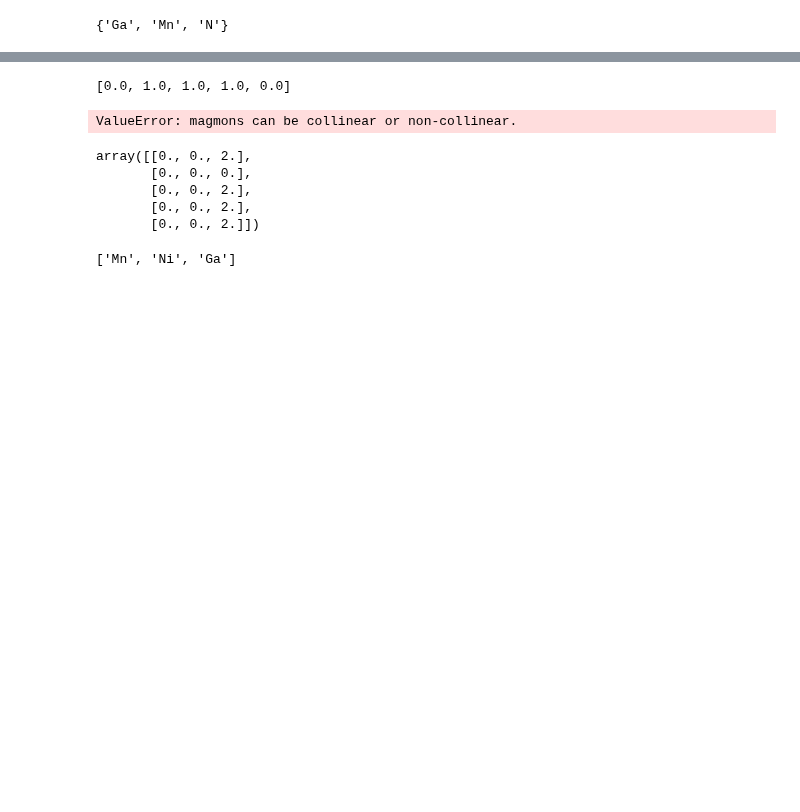
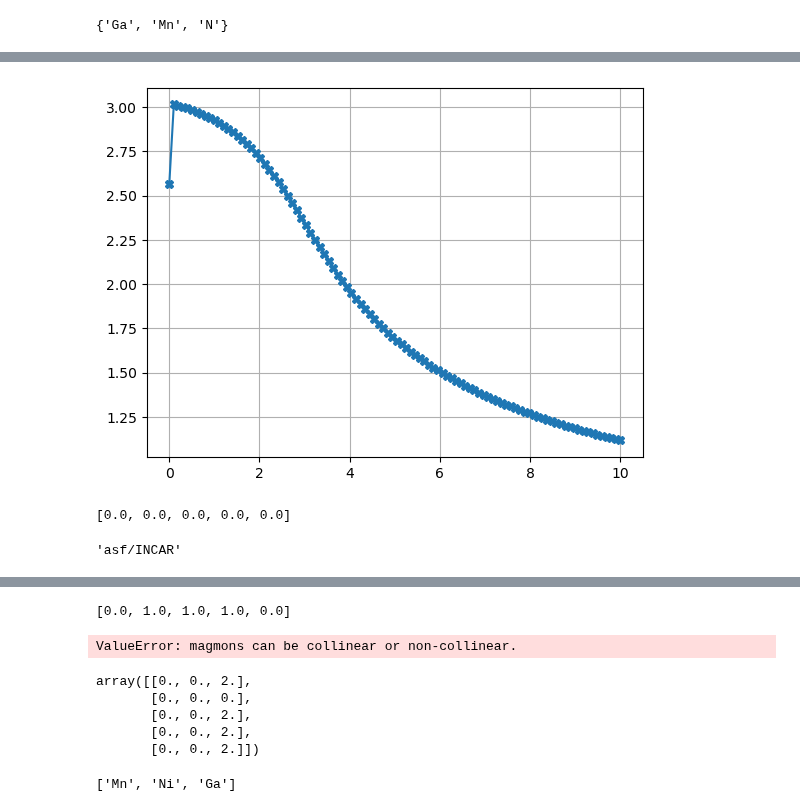
Before and after one commit to edmen-dev/pyVASP, a Jupyter notebook: test.ipynb, the cells around one changed output, grey strips where cells are left out. Drawn from its saved outputs; the diff is of its cells as text; code cells hidden in the pictures; blank space fills up the shorter version.

Commit message:
magnetic_inputs defined

```diff
--- a/test.ipynb
+++ b/test.ipynb
@@ -26,11 +27,8 @@ structure.symbols.species()
 # %% [output]
 {'Ga', 'Mn', 'N'}
 # %%
+# Create a defition that does all this?
+
 executable_path= "/home/emendive/workbench/work/from_claix/codes/VASP/vasp.5.4.4-flag4/bin"
 potential_path = "/home/emendive/workbench/work/from_claix/codes/VASP/potentials/potpaw_PBE"
 vasp = VASP_job(verbose="low", executable_path=executable_path, potential_path=potential_path)
-
-vasp.io.constr_INCAR_parameters.I_CONSTRAINED = "4"
-vasp.structure.kpoints = "2 2 2"
-vasp.io.df = [structure, magnetic_info]
-vasp.io.df
@@ -43,0 +35,22 @@ vasp.io.df
+# %%
+number_of_atoms = len(structure)
+vasp.io.magnetic_inputs.magdirs   = []
+vasp.io.magnetic_inputs.ms    = []
+vasp.io.magnetic_inputs.B_CONSTRs = []
+for i in range(number_of_atoms):
+   if 'Mn' == structure.get_chemical_symbols()[i]:
+      vasp.io.magnetic_inputs.magdirs.append([0.0, 0.0, 1.0])
+      vasp.io.magnetic_inputs.ms.append(False)
+      vasp.io.magnetic_inputs.B_CONSTRs.append([0.0, 0.0, 0.0])
+   else:
+      vasp.io.magnetic_inputs.magdirs.append([1.0, 0.0, 1.0])
+      vasp.io.magnetic_inputs.ms.append(None)
+      vasp.io.magnetic_inputs.B_CONSTRs.append([0.0, 0.0, 1.0])
+# %%
+vasp.io.constr_INCAR_parameters.I_CONSTRAINED = "4"
+vasp.structure.kpoints = "2 2 2"
+vasp.df = [structure, vasp.io.magnetic_inputs]
+pd.options.display.float_format = '{:.2e}'.format
+df_magmoms = vasp.df["magmoms"].apply(format_vector)
+print(vasp.df)
+df_magmoms
@@ -43,0 +77,11 @@ vasp.io.df
+# %%
+random_number = np.random.random()
+random_number = 0.9963636835363322
+betahs = np.linspace(0, 10, 100)
+thetas = []
+for betah in betahs:
+   thetas.append( vasp.magnetism.get_theta_mag(random_number, betah) )
+plt.plot(betahs, thetas, '-X')
+plt.grid(visible=True)
+# %% [output]
+[figure, added]
@@ -44,2 +92,11 @@ vasp.io.df
+# %%
+vasp.io.magnetic_inputs.betahs
+# %% [output]
+[0.0, 0.0, 0.0, 0.0, 0.0]
+# %%
+vasp.io.cwd = "asf"
+vasp.io.INCAR_file
+# %% [output]
+'asf/INCAR'
 # %%
 vasp.prepare_calculation()
```
Also changed, not shown: parts of 7 cells of this notebook, 6 other files.
